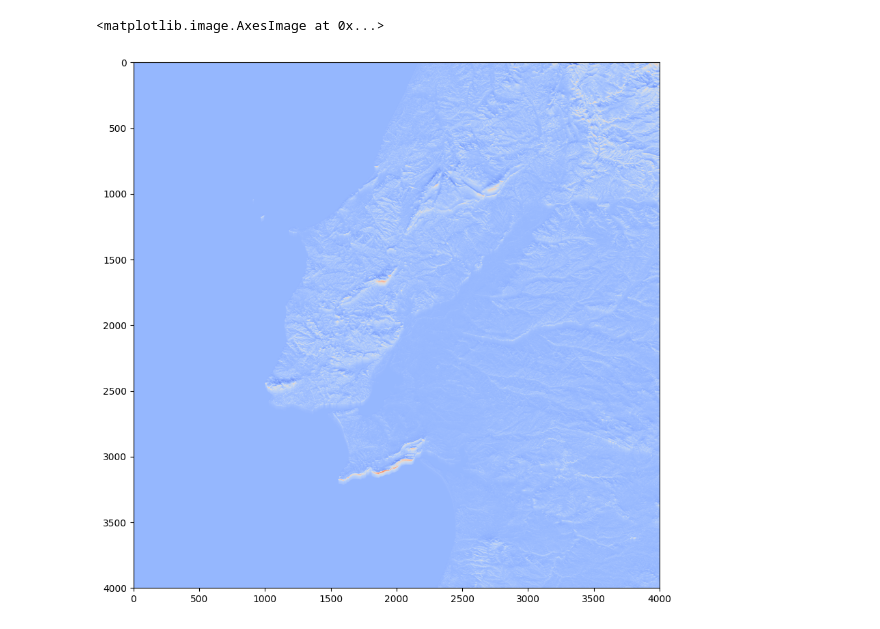
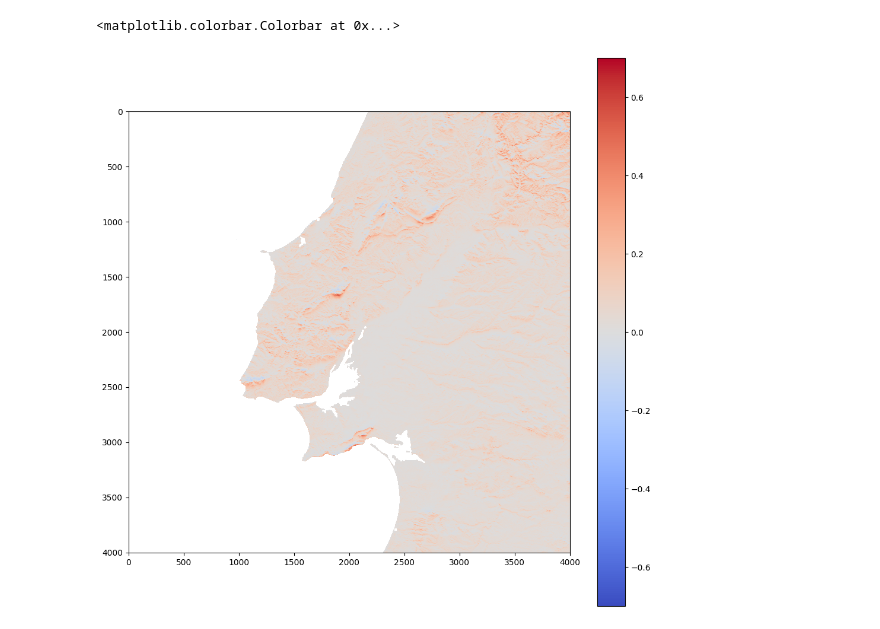
Before and after one commit to armkhudinyan/TOPEX, a Jupyter notebook: src/exposure.ipynb, the cells around one changed output. Cells and saved outputs as stored; diff of their text form; code cells hidden in the pictures.

Commit message:
Notebook visual improvement

```diff
--- a/src/exposure.ipynb
+++ b/src/exposure.ipynb
@@ -21,4 +16,5 @@ y_res, x_res = find_raster_resolution(src)
 # If DEM contains sea, and land area doesn't have 0m values, we can use this
 # masking to remove topex artefacts on the water areas
 land_mask = dem==0.
-sea_mask = ~land_mask
+sea_mask = ~land_mask * 1.
+sea_mask[sea_mask==0] = np.nan
@@ -38,11 +28,12 @@ topex_all = topex.all_dir_multip() # multiproc w/o shared_memory
 topex = Topex(dem, max_dist, interval, y_res=y_res, x_res=x_res)
 topex_se = topex.south_east()
 # %%
-plt.figure(figsize=(10,10))
-plt.imshow(topex_all[0], cmap=colormaps['coolwarm'])
+plt.figure(figsize=(12,12))
+plt.imshow(topex_all[0]*sea_mask, vmin=-0.7, vmax=0.7, cmap=colormaps['coolwarm'])
+plt.colorbar()
 # %% [output]
-<matplotlib.image.AxesImage at 0x...>
+<matplotlib.colorbar.Colorbar at 0x...>
-[figure, old version]
+[figure, new version]
 # %%
 # Write each TOPEX map in a separate .tif file
 topex_name = ['TOPEX_N', 'TOPEX_NE', 'TOPEX_E', 'TOPEX_SE', 'TOPEX_S', 'TOPEX_SW', 'TOPEX_W', 'TOPEX_NW']
```
Also changed, not shown: parts of 4 cells of this notebook.
